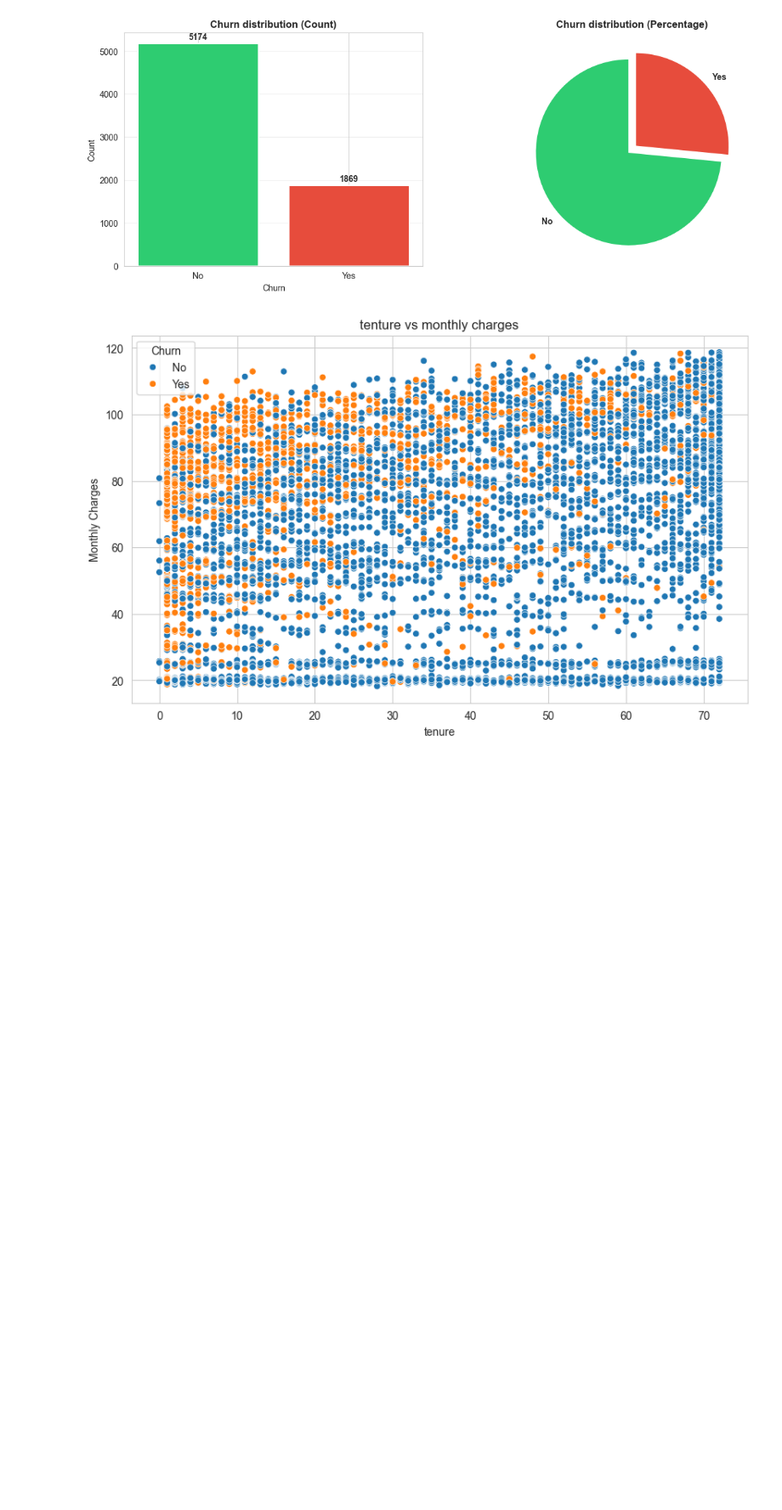
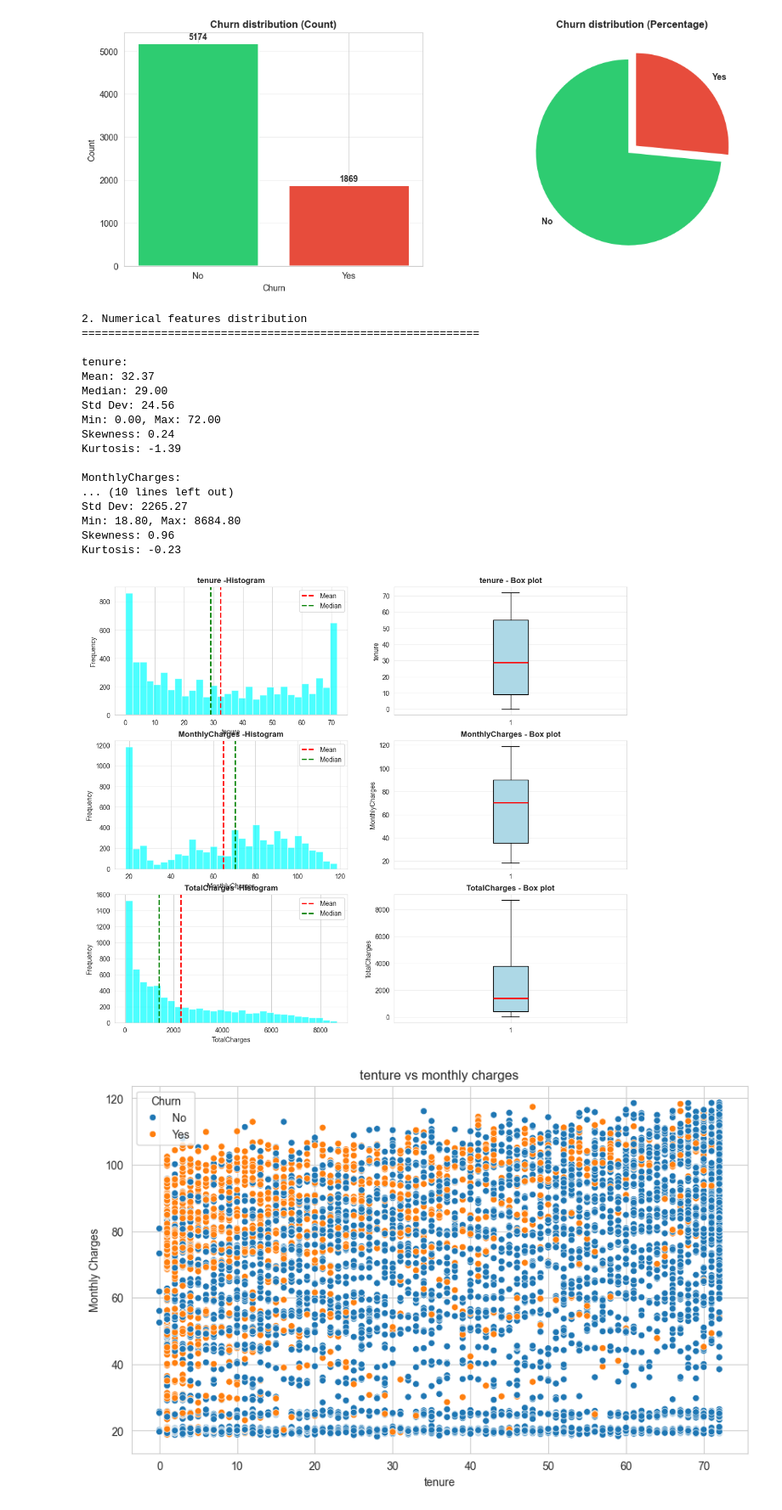
Before and after one commit to Niveka1998/telco-churn-prediction, a Jupyter notebook: Task1.ipynb, the cells around one changed output. Shown at 85% size. Saved outputs shown, nothing was run; the diff lists cells and outputs as text; code cells hidden in the pictures; blank space fills up the shorter version.

Commit message:
numerical feature distribution

```diff
--- a/Task1.ipynb
+++ b/Task1.ipynb
@@ -324,3 +281,58 @@ No     73.463013
 Yes    26.536987
 Name: proportion, dtype: float64
 [figure]
+# %%
+#2. Numerical features analysis
+print("\n2. Numerical features distribution")
+print("="*60)
+fig, axes = plt.subplots(3,2,figsize=(14,12))
+num_cols= ['tenure', 'MonthlyCharges', 'TotalCharges']
+for idx, col in enumerate(num_cols):
+    #histogram
+    axes[idx,0].hist(df[col].dropna(), bins=30, color='cyan', alpha=0.7)
+    axes[idx,0].set_title(f'{col} -Histogram', fontweight='bold')
+    axes[idx,0].set_xlabel(col)
+    axes[idx,0].set_ylabel('Frequency')
+    axes[idx, 0].axvline(df[col].mean(), color='red', linestyle='--', linewidth=2, label='Mean')
+    axes[idx, 0].axvline(df[col].median(), color='green', linestyle='--', linewidth=2, label='Median')
+    axes[idx, 0].legend()
+    axes[idx, 0].grid(axis='y', alpha=0.3)
+
+    #box plots
+    axes[idx, 1].boxplot(df[col].dropna(), vert=True, patch_artist=True,
+                         boxprops=dict(facecolor='lightblue', color='black'),
+                         medianprops=dict(color='red', linewidth=2),
+                         whiskerprops=dict(color='black'),
+                         capprops=dict(color='black'))
+    axes[idx,1].set_title(f'{col} - Box plot', fontweight='bold')
+    axes[idx,1].set_ylabel(col)
+    axes[idx,1].grid(axis='y', alpha=0.3)
+
+    print(f"\n{col}:")
+    print(f"Mean: {df[col].mean():.2f}")
+    print(f"Median: {df[col].median():.2f}")
+    print(f"Std Dev: {df[col].std():.2f}")
+    print(f"Min: {df[col].min():.2f}, Max: {df[col].max():.2f}")
+    print(f"Skewness: {df[col].skew():.2f}")
+    print(f"Kurtosis: {df[col].kurtosis():.2f}")
+
+plt.show()
+# %% [output]
+2. Numerical features distribution
+============================================================
+
+tenure:
+Mean: 32.37
+Median: 29.00
+Std Dev: 24.56
+Min: 0.00, Max: 72.00
+Skewness: 0.24
+Kurtosis: -1.39
+
+MonthlyCharges:
+... (10 lines left out)
+Std Dev: 2265.27
+Min: 18.80, Max: 8684.80
+Skewness: 0.96
+Kurtosis: -0.23
+[figure, added]
```
Also changed, not shown: parts of 3 cells of this notebook.
